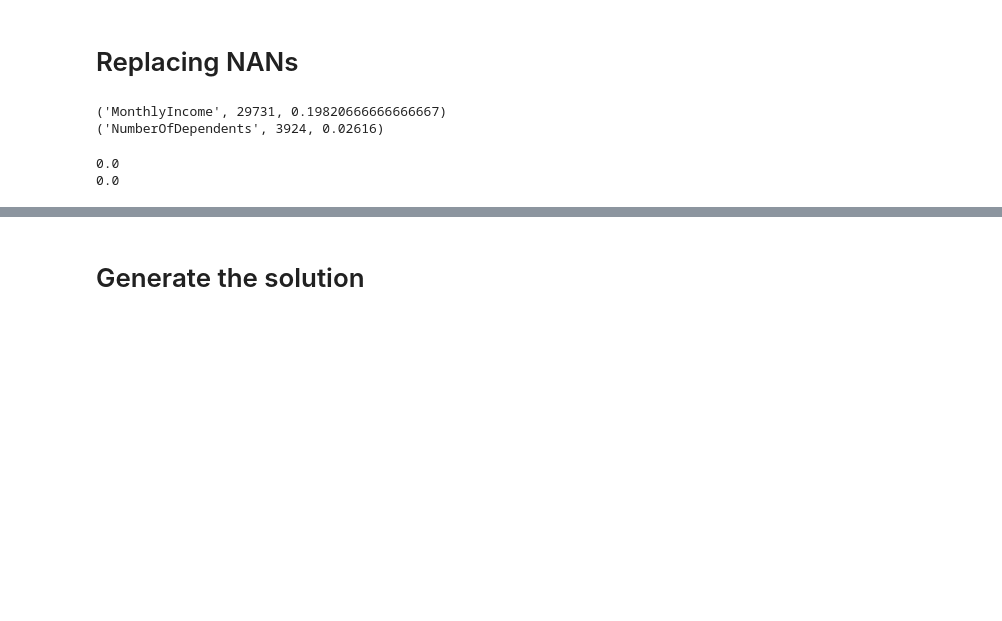
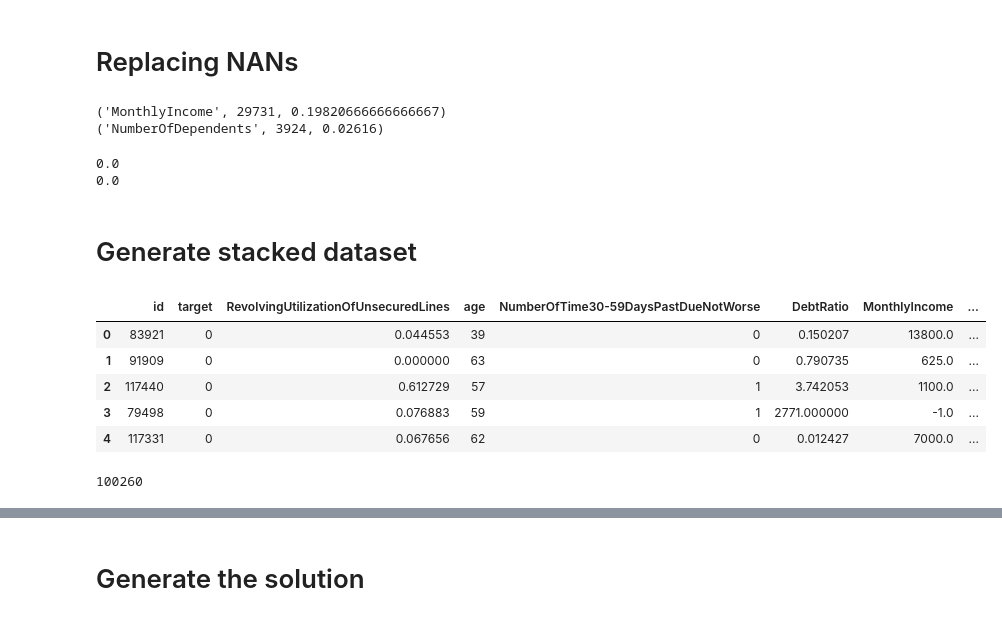
Before and after one commit to edoven/kaggle-give_me_some_credit, a Jupyter notebook: models/08-stacking/model.ipynb, the cells around one changed output, grey strips where cells are left out. Cells and saved outputs as stored; diff of their text form; code cells hidden in the pictures; blank space fills up the shorter version.

```diff
--- a/models/08-stacking/model.ipynb
+++ b/models/08-stacking/model.ipynb
@@ -103,3 +87,6 @@ print(min(df['NumberOfDependents']))
 0.0
 # %%
 df = df.fillna(-1)
+# %% [markdown]
+#
+# Generate stacked dataset
@@ -105,0 +126,21 @@ df = df.fillna(-1)
+# %%
+datasets = []
+#generating balanced datasers
+for i in range(5):
+    df_balanced = pd.concat([df[df['target']==0].sample(n=class_1_samples),
+                             df[df['target']==1]]).reset_index(drop=True)
+    datasets.append(df_balanced)
+df_big_balanced = pd.concat(datasets).reset_index(drop=True)
+# %%
+df_big_balanced.head()
+# %% [output]
+|  | id | target | RevolvingUtilizationOfUnsecuredLines | age | NumberOfTime30-59DaysPastDueNotWorse | DebtRatio | MonthlyIncome | ... |
+| 0 | 83921 | 0 | 0.044553 | 39 | 0 | 0.150207 | 13800.0 | ... |
+| 1 | 91909 | 0 | 0.000000 | 63 | 0 | 0.790735 | 625.0 | ... |
+| 2 | 117440 | 0 | 0.612729 | 57 | 1 | 3.742053 | 1100.0 | ... |
+| 3 | 79498 | 0 | 0.076883 | 59 | 1 | 2771.000000 | -1.0 | ... |
+| 4 | 117331 | 0 | 0.067656 | 62 | 0 | 0.012427 | 7000.0 | ... |
+# %%
+len(df_big_balanced)
+# %% [output]
+100260
```
Also changed, not shown: parts of 29 cells of this notebook, 1 other file.
